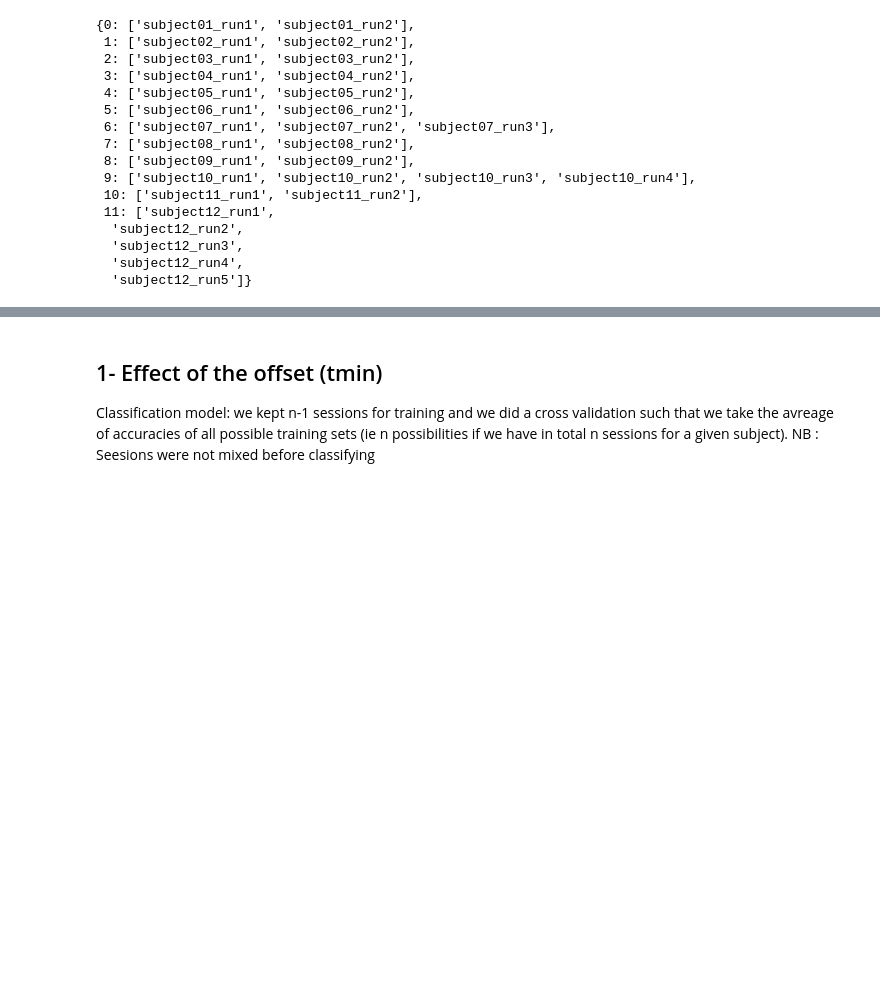
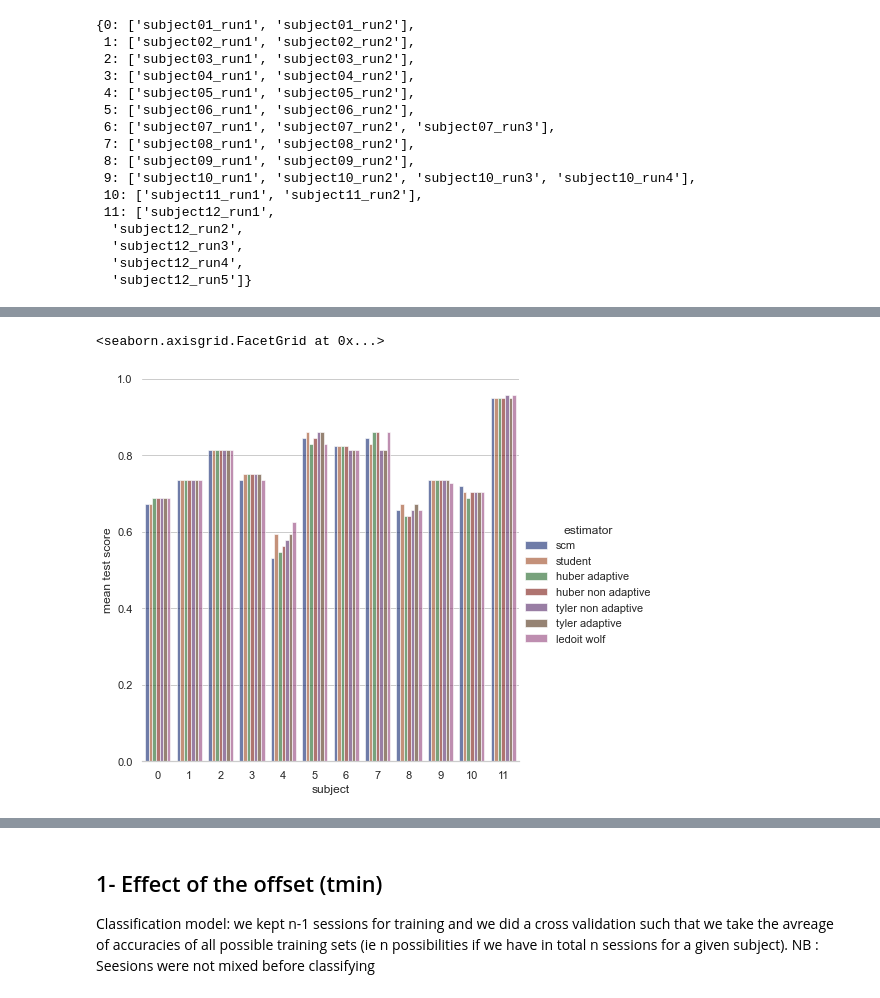
Before and after one commit to IA3005/EEG-Robust-Classification, a Jupyter notebook: ssvepExo_newExperiments.ipynb, the cells around one changed output, grey strips where cells are left out. Drawn from its saved outputs; the diff is of its cells as text; code cells hidden in the pictures; blank space fills up the shorter version.

```diff
--- a/ssvepExo_newExperiments.ipynb
+++ b/ssvepExo_newExperiments.ipynb
@@ -48,0 +176,14 @@ def fill_dict(results,subject,tmin,tmax,freq_band,train_acc,test_acc,nb_trains,e
+# %%
+sns.set_theme(style="whitegrid")
+
+df00 = pd.DataFrame(results)
+
+g = sns.catplot(
+    data=df00, kind="bar",
+    x="subject", y="mean test score", hue="estimator",
+    ci="sd", palette="dark", alpha=.6, height=6
+)
+g.despine(left=True)
+# %% [output]
+<seaborn.axisgrid.FacetGrid at 0x...>
+[figure, added]
```
Also changed, not shown: parts of 14 cells of this notebook, 7 other files.
